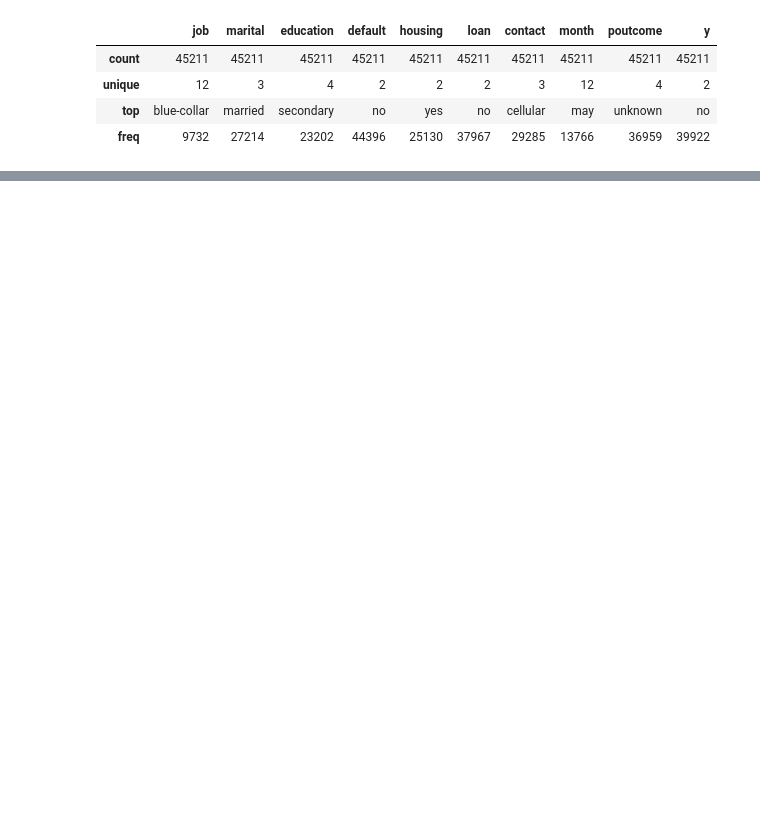
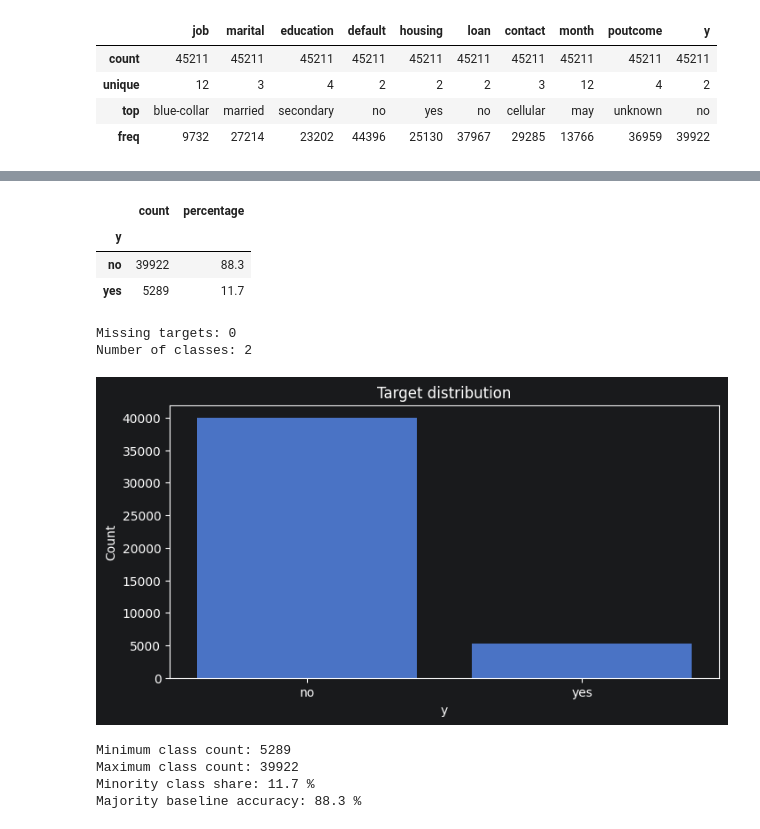
Before and after one commit to BarbieKenn/catboost-ml, a Jupyter notebook: notebooks/02_eda.ipynb, the cells around one changed output, grey strips where cells are left out. Drawn from its saved outputs; the diff is of its cells as text; code cells hidden in the pictures; blank space fills up the shorter version.

```diff
--- a/notebooks/02_eda.ipynb
+++ b/notebooks/02_eda.ipynb
@@ -49,0 +178,48 @@ df.describe()
+# %%
+y = df[target]
+
+class_counts = y.value_counts(dropna=False)
+class_perc = y.value_counts(normalize=True, dropna=False) * 100
+
+class_stats = pd.DataFrame({
+    "count": class_counts,
+    "percentage": class_perc
+})
+
+display(class_stats.round(2))
+
+print("Missing targets:", y.isna().sum())
+print("Number of classes:", y.nunique())
+
+plt.figure(figsize=(8, 4))
+sns.countplot(data=df, x=target, order=y.value_counts().index)
+plt.title("Target distribution")
+plt.ylabel("Count")
+plt.show()
+# %% [output]
+|  | count | percentage |
+| y |  |  |
+| no | 39922 | 88.3 |
+| yes | 5289 | 11.7 |
+Missing targets: 0
+Number of classes: 2
+[figure, added]
+# %%
+valid_y = y.dropna()
+counts = valid_y.value_counts()
+
+print("Minimum class count:", counts.min())
+print("Maximum class count:", counts.max())
+
+print("Minority class share:", round(
+    counts.min() / len(valid_y) * 100, 2
+), "%")
+
+print("Majority baseline accuracy:", round(
+    counts.max() / len(valid_y) * 100, 2
+), "%")
+# %% [output]
+Minimum class count: 5289
+Maximum class count: 39922
+Minority class share: 11.7 %
+Majority baseline accuracy: 88.3 %
```
Also changed, not shown: parts of 11 cells of this notebook.
